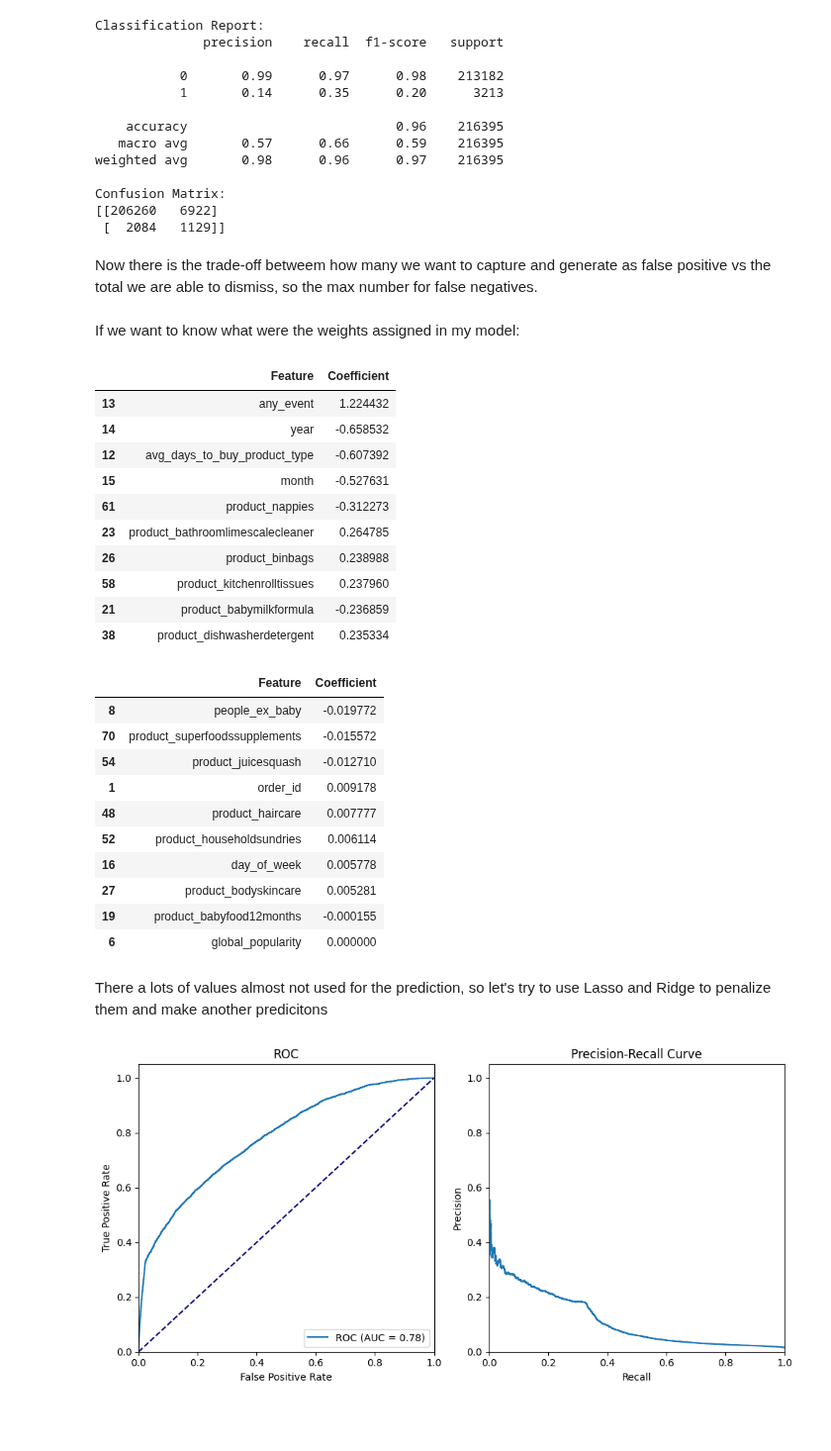
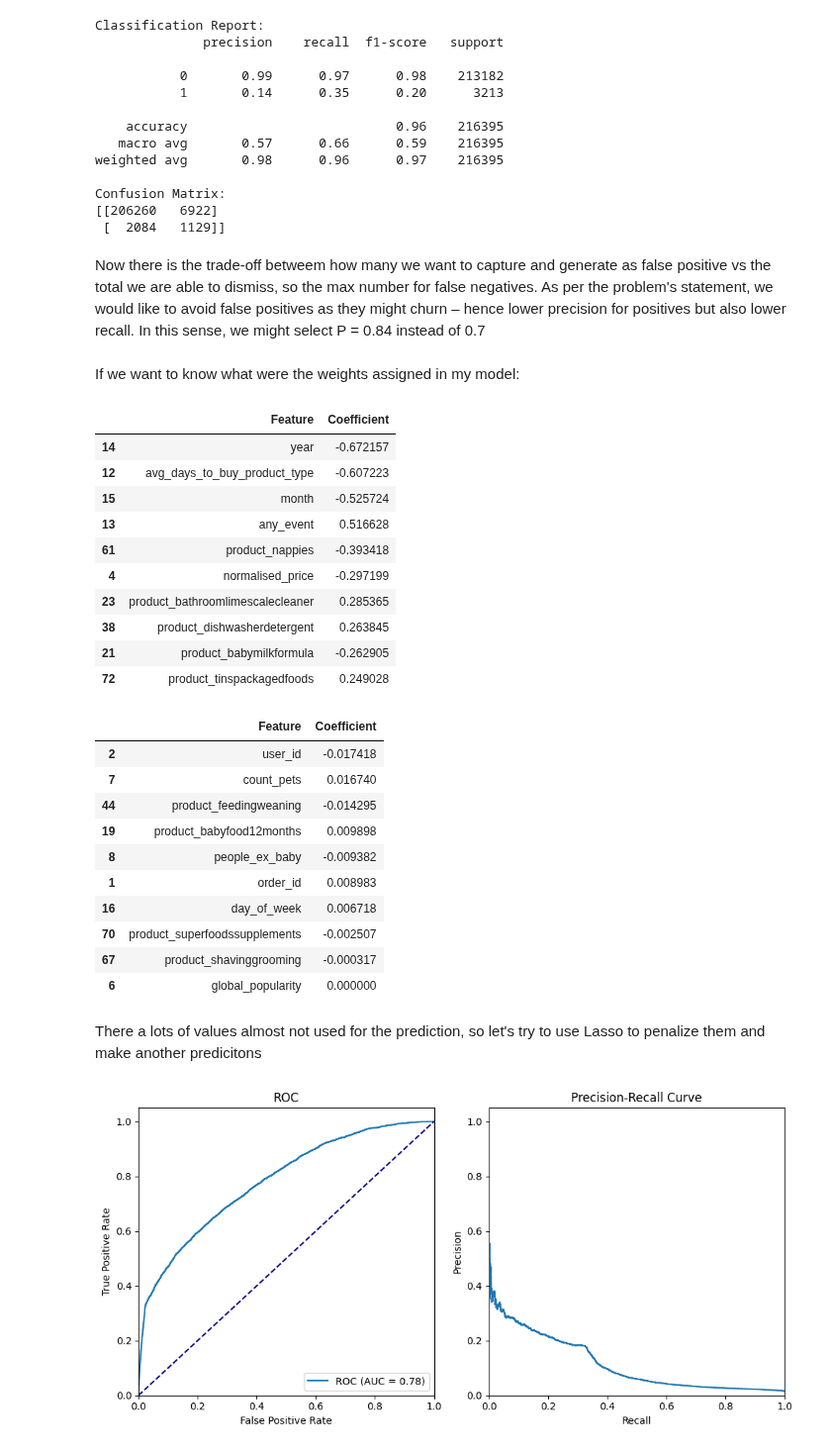
Before and after one commit to dan1dr/zrive-ds, a Jupyter notebook: src/module_3/push_exploration.ipynb, the cells around one changed output. Shown at 99% size. Cells and saved outputs as stored; diff of their text form; code cells hidden in the pictures; blank space fills up the shorter version.

Commit message:
obtained some prototype model + some quick numbers

```diff
--- a/src/module_3/push_exploration.ipynb
+++ b/src/module_3/push_exploration.ipynb
@@ -631,58 +630,66 @@ Confusion Matrix:
 [[206260   6922]
  [  2084   1129]]
 # %% [markdown]
-Now there is the trade-off betweem how many we want to capture and generate as false positive vs the total we are able to dismiss, so the max number for false negatives.
+Now there is the trade-off betweem how many we want to capture and generate as false positive vs the total we are able to dismiss, so the max number for false negatives. As per the problem's statement, we would like to avoid false positives as they might churn – hence lower precision for positives but also lower recall. In this sense, we might select P = 0.84 instead of 0.7
 # %% [markdown]
 If we want to know what were the weights assigned in my model:
 # %%
 X = final_data.drop(columns='outcome')
+y = final_data['outcome']
 
 scaler = StandardScaler()
-X_train = scaler.fit_transform(X_train)
+X = scaler.fit_transform(X)
 
-# Initialize the model and train it
+# Split again
+X_train, X_temp, y_train, y_temp = train_test_split(X, y, test_size=0.2, random_state=33)
+X_val, X_test, y_val, y_test = train_test_split(X_temp, y_temp, test_size=0.5, random_state=33)
+
+# Initialize model with class_weight='balanced'
 model = LogisticRegression(class_weight='balanced')
+
+# Train
 model.fit(X_train, y_train)
 
 # Access the coefficients (weights) of the features
+X = final_data.drop(columns='outcome')
 coefficients = model.coef_[0]
 
 # Create a DataFrame to associate coefficients with feature names
 coefficients_df = pd.DataFrame({'Feature': X.columns, 'Coefficient': coefficients})
 
 # Sort the DataFrame by coefficient values (for better visualization)
 coefficients_df = coefficients_df.reindex(coefficients_df['Coefficient'].abs().sort_values(ascending=False).index)
 
 # Display the coefficients
 coefficients_df.head(10)
 # %% [output]
 |  | Feature | Coefficient |
-| 13 | any_event | 1.224432 |
-| 14 | year | -0.658532 |
-| 12 | avg_days_to_buy_product_type | -0.607392 |
-| 15 | month | -0.527631 |
-| 61 | product_nappies | -0.312273 |
-| 23 | product_bathroomlimescalecleaner | 0.264785 |
-| 26 | product_binbags | 0.238988 |
-| 58 | product_kitchenrolltissues | 0.237960 |
-| 21 | product_babymilkformula | -0.236859 |
-| 38 | product_dishwasherdetergent | 0.235334 |
+| 14 | year | -0.672157 |
+| 12 | avg_days_to_buy_product_type | -0.607223 |
+| 15 | month | -0.525724 |
+| 13 | any_event | 0.516628 |
+| 61 | product_nappies | -0.393418 |
+| 4 | normalised_price | -0.297199 |
+| 23 | product_bathroomlimescalecleaner | 0.285365 |
+| 38 | product_dishwasherdetergent | 0.263845 |
+| 21 | product_babymilkformula | -0.262905 |
+| 72 | product_tinspackagedfoods | 0.249028 |
 # %%
 coefficients_df.tail(10)
 # %% [output]
 |  | Feature | Coefficient |
-| 8 | people_ex_baby | -0.019772 |
-| 70 | product_superfoodssupplements | -0.015572 |
-| 54 | product_juicesquash | -0.012710 |
-| 1 | order_id | 0.009178 |
-| 48 | product_haircare | 0.007777 |
-| 52 | product_householdsundries | 0.006114 |
-| 16 | day_of_week | 0.005778 |
-| 27 | product_bodyskincare | 0.005281 |
-| 19 | product_babyfood12months | -0.000155 |
+| 2 | user_id | -0.017418 |
+| 7 | count_pets | 0.016740 |
+| 44 | product_feedingweaning | -0.014295 |
+| 19 | product_babyfood12months | 0.009898 |
+| 8 | people_ex_baby | -0.009382 |
+| 1 | order_id | 0.008983 |
+| 16 | day_of_week | 0.006718 |
+| 70 | product_superfoodssupplements | -0.002507 |
+| 67 | product_shavinggrooming | -0.000317 |
 | 6 | global_popularity | 0.000000 |
 # %% [markdown]
-There a lots of values almost not used for the prediction, so let's try to use Lasso and Ridge to penalize them and make another predicitons
+There a lots of values almost not used for the prediction, so let's try to use Lasso to penalize them and make another predicitons
 # %%
 # Calculate probabilities for the positive class
 y_val_probs = model.predict_proba(X_val)[:, 1]
```
Also changed, not shown: parts of 43 cells of this notebook.
